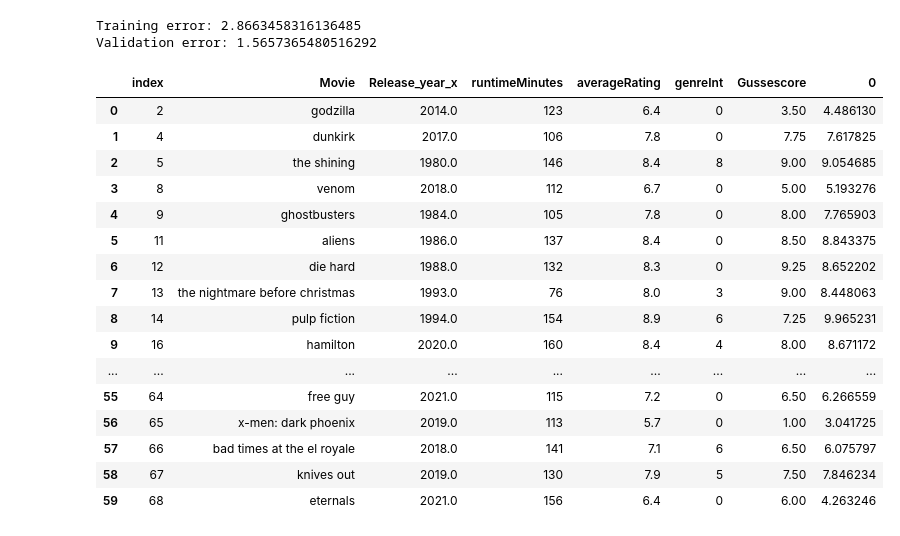
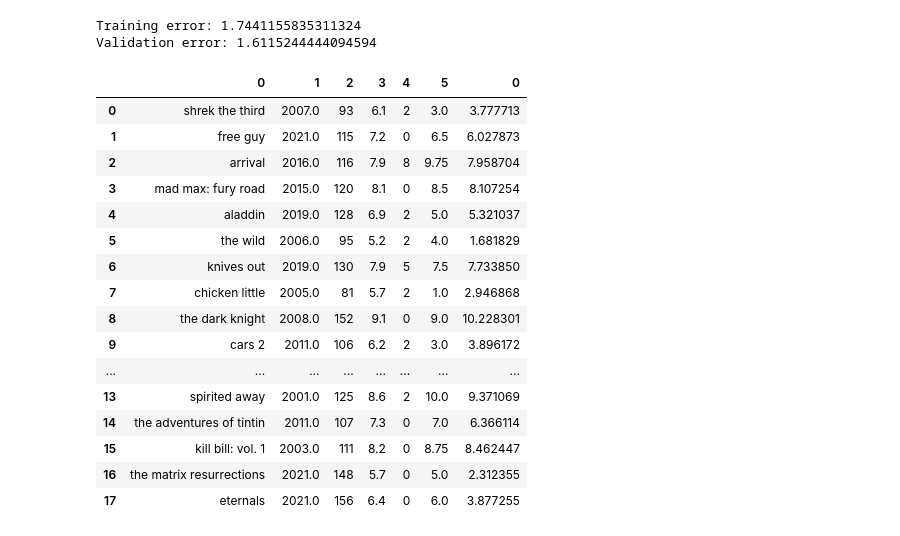
Before and after one commit to Gusse1/Movie-recommendator, a Jupyter notebook: MLProject.ipynb, the cells around one changed output. Drawn from its saved outputs; the diff is of its cells as text; code cells hidden in the pictures.

Commit message:
Added second method to test with

```diff
--- a/MLProject.ipynb
+++ b/MLProject.ipynb
@@ -34,8 +34,10 @@ imdb_data['Release_year'] = pd.to_numeric(imdb_data['Release_year'], errors = 'c
 newDf = imdb_data.merge(ratings, how = 'inner', on = ['Movie']) # combine ratings and imdb data using the name of the movie
 newDf = newDf.loc[newDf.Release_year_x == newDf.Release_year_y] # filter out movies with the wrong release year (there are three movies named the little mermaid for example)
 
-valDf = imdb_data.merge(val_ratings, how = 'inner', on = ['Movie'])
-valDf = valDf.loc[valDf.Release_year_x == valDf.Release_year_y]
+newDf2 = imdb_data.merge(val_ratings, how = 'inner', on = ['Movie']) # preprocess my second dataset of movies
+newDf2 = newDf2.loc[newDf2.Release_year_x == newDf2.Release_year_y]
 
 newDf = newDf.drop(['genres','tconst', 'titleType', 'originalTitle', 'isAdult', 'endYear', 'numVotes', 'Release_year_y', 'Onniscore', 'Eeroscore', 'Mikkoscore', 'Samppascore'], axis = 1)
-valDf = valDf.drop(['genres','tconst', 'titleType', 'originalTitle', 'isAdult', 'endYear', 'numVotes', 'Release_year_y'], axis = 1) # drop irrelevant data
+newDf2 = newDf2.drop(['genres','tconst', 'titleType', 'originalTitle', 'isAdult', 'endYear', 'numVotes', 'Release_year_y'], axis = 1) # drop irrelevant data
+fullDf = pd.concat([(newDf),(newDf2)], ignore_index=1) # combine both of my datasets of ratings into one large one for train, test
+fullDf
@@ -42,43 +58,41 @@ valDf = valDf.drop(['genres','tconst', 'titleType', 'originalTitle', 'isAdult',
+# %%
+# Train test split
+X_train, X_val, y_train, y_val = train_test_split(fullDf.to_numpy().reshape(-1, 6), fullDf['Gussescore'], test_size=0.3, random_state = 50) # Split into 70% training set and 30% test and validation
+X_val_true, X_test, y_val_true, y_test = train_test_split(X_val, y_val, test_size=0.5, random_state = 61) # Split validation set into 50% validation and 50% testing sets
 # %%
 # Standard huber regression using SciKit
+X_real_train = np.delete(X_train, [0,5], axis = 1)
+X_real_val = np.delete(X_val_true, [0,5], axis = 1)
 
-X_train = newDf.drop(['Gussescore', 'Movie'], axis = 1).to_numpy().reshape(-1, 4)
-X_train = pd.DataFrame(X_train).reset_index(drop=False) # Index was incorrect due to the filtering done before so we have to reset it
+huber = HuberRegressor(max_iter = 200)
+clf1 = huber.fit(X_real_train, y_train)
+y_pred = pd.DataFrame(clf1.predict(X_real_train))
+y_pred_val = pd.DataFrame(clf1.predict(X_real_val))
 
-X_val = valDf.drop(['Gussescore', 'Movie'], axis = 1).to_numpy().reshape(-1, 4)
-X_val = pd.DataFrame(X_val).reset_index(drop=False)
-
-y = newDf['Gussescore'].to_numpy()
-
-huber = HuberRegressor()
-clf1 = huber.fit(X_train, y)
-y_pred = pd.DataFrame(clf1.predict(X_train).reshape(-1,))
-y_pred_val = pd.DataFrame(clf1.predict(X_val).reshape(-1,))
-
-predDf = newDf.reset_index(drop=False).join(y_pred)
-validDf = valDf.reset_index(drop=False).join(y_pred_val)
+predDf = pd.concat([pd.DataFrame(X_train),(y_pred)], axis = 1)
+validDf = pd.concat([pd.DataFrame(X_val_true),(y_pred_val)], axis = 1)
 
 # Let's calculate the mean squared error for the training set and the validation set
-print(f"Training error: {mean_squared_error(y,y_pred)}\nValidation error: {mean_squared_error(valDf['Gussescore'],y_pred_val)}")
+print(f"Training error: {mean_squared_error(y_train,y_pred)}\nValidation error: {mean_squared_error(y_val_true,y_pred_val)}")
 
 validDf
 # %% [output]
-Training error: 2.8663458316136485
-Validation error: 1.5657365480516292
+Training error: 1.7441155835311324
+Validation error: 1.6115244444094594
-|  | index | Movie | Release_year_x | runtimeMinutes | averageRating | genreInt | Gussescore | 0 |
-| 0 | 2 | godzilla | 2014.0 | 123 | 6.4 | 0 | 3.50 | 4.486130 |
-| 1 | 4 | dunkirk | 2017.0 | 106 | 7.8 | 0 | 7.75 | 7.617825 |
-| 2 | 5 | the shining | 1980.0 | 146 | 8.4 | 8 | 9.00 | 9.054685 |
-| 3 | 8 | venom | 2018.0 | 112 | 6.7 | 0 | 5.00 | 5.193276 |
-| 4 | 9 | ghostbusters | 1984.0 | 105 | 7.8 | 0 | 8.00 | 7.765903 |
-| 5 | 11 | aliens | 1986.0 | 137 | 8.4 | 0 | 8.50 | 8.843375 |
-| 6 | 12 | die hard | 1988.0 | 132 | 8.3 | 0 | 9.25 | 8.652202 |
-| 7 | 13 | the nightmare before christmas | 1993.0 | 76 | 8.0 | 3 | 9.00 | 8.448063 |
-| 8 | 14 | pulp fiction | 1994.0 | 154 | 8.9 | 6 | 7.25 | 9.965231 |
-| 9 | 16 | hamilton | 2020.0 | 160 | 8.4 | 4 | 8.00 | 8.671172 |
-| ... | ... | ... | ... | ... | ... | ... | ... | ... |
-| 55 | 64 | free guy | 2021.0 | 115 | 7.2 | 0 | 6.50 | 6.266559 |
-| 56 | 65 | x-men: dark phoenix | 2019.0 | 113 | 5.7 | 0 | 1.00 | 3.041725 |
-| 57 | 66 | bad times at the el royale | 2018.0 | 141 | 7.1 | 6 | 6.50 | 6.075797 |
-| 58 | 67 | knives out | 2019.0 | 130 | 7.9 | 5 | 7.50 | 7.846234 |
-| 59 | 68 | eternals | 2021.0 | 156 | 6.4 | 0 | 6.00 | 4.263246 |
+|  | 0 | 1 | 2 | 3 | 4 | 5 | 0 |
+| 0 | shrek the third | 2007.0 | 93 | 6.1 | 2 | 3.0 | 3.777713 |
+| 1 | free guy | 2021.0 | 115 | 7.2 | 0 | 6.5 | 6.027873 |
+| 2 | arrival | 2016.0 | 116 | 7.9 | 8 | 9.75 | 7.958704 |
+| 3 | mad max: fury road | 2015.0 | 120 | 8.1 | 0 | 8.5 | 8.107254 |
+| 4 | aladdin | 2019.0 | 128 | 6.9 | 2 | 5.0 | 5.321037 |
+| 5 | the wild | 2006.0 | 95 | 5.2 | 2 | 4.0 | 1.681829 |
+| 6 | knives out | 2019.0 | 130 | 7.9 | 5 | 7.5 | 7.733850 |
+| 7 | chicken little | 2005.0 | 81 | 5.7 | 2 | 1.0 | 2.946868 |
+| 8 | the dark knight | 2008.0 | 152 | 9.1 | 0 | 9.0 | 10.228301 |
+| 9 | cars 2 | 2011.0 | 106 | 6.2 | 2 | 3.0 | 3.896172 |
+| ... | ... | ... | ... | ... | ... | ... | ... |
+| 13 | spirited away | 2001.0 | 125 | 8.6 | 2 | 10.0 | 9.371069 |
+| 14 | the adventures of tintin | 2011.0 | 107 | 7.3 | 0 | 7.0 | 6.366114 |
+| 15 | kill bill: vol. 1 | 2003.0 | 111 | 8.2 | 0 | 8.75 | 8.462447 |
+| 16 | the matrix resurrections | 2021.0 | 148 | 5.7 | 0 | 5.0 | 2.312355 |
+| 17 | eternals | 2021.0 | 156 | 6.4 | 0 | 6.0 | 3.877255 |
```
Also changed, not shown: parts of 5 cells of this notebook.
